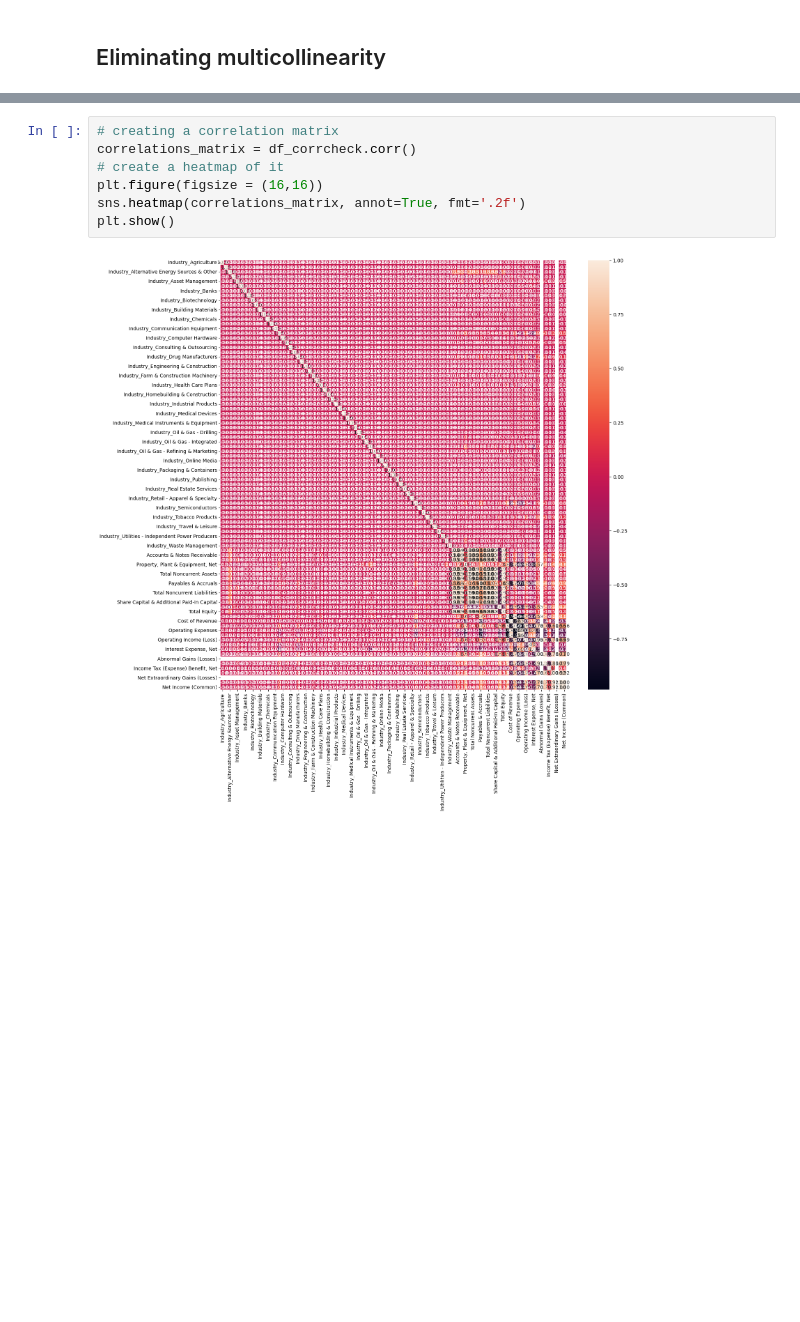
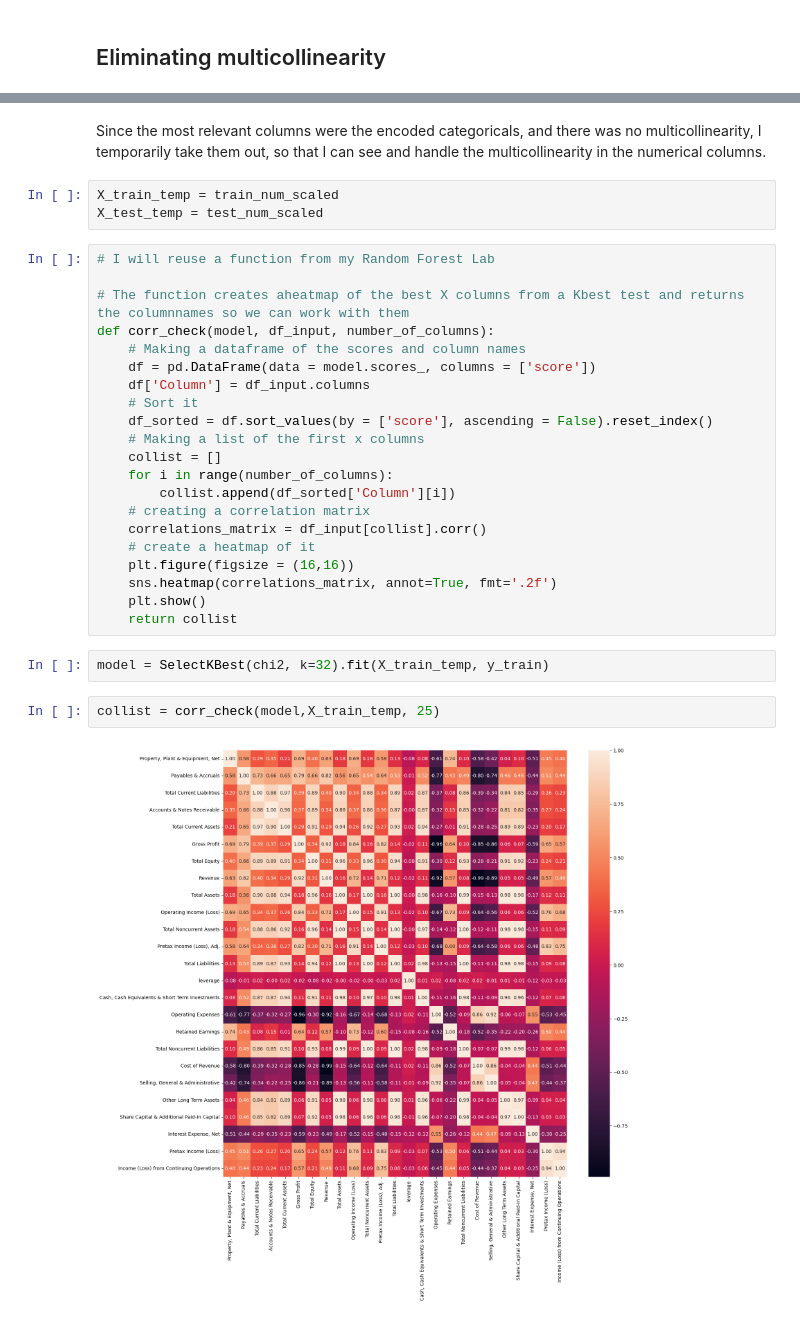
Before and after one commit to GiancarloSanna/Credit_Rating_Project, a Jupyter notebook: 7.0 Modelling.ipynb, the cells around one changed output, grey strips where cells are left out. Cells and saved outputs as stored; diff of their text form; blank space fills up the shorter version.

```diff
--- a/7.0 Modelling.ipynb
+++ b/7.0 Modelling.ipynb
@@ -485,9 +454,32 @@ df_corrcheck = pd.concat([X_train, y_train], axis=1)
-# %%
-# creating a correlation matrix
-correlations_matrix = df_corrcheck.corr()
-# create a heatmap of it
-plt.figure(figsize = (16,16))
-sns.heatmap(correlations_matrix, annot=True, fmt='.2f')
-plt.show()
-# %% [output]
-[figure, removed]
+# %% [markdown]
+Since the most relevant columns were the encoded categoricals, and there was no multicollinearity, I temporarily take them out, so that I can see and handle the multicollinearity in the numerical columns.
+# %%
+X_train_temp = train_num_scaled
+X_test_temp = test_num_scaled
+# %%
+# I will reuse a function from my Random Forest Lab
+
+# The function creates aheatmap of the best X columns from a Kbest test and returns the columnnames so we can work with them
+def corr_check(model, df_input, number_of_columns):
+    # Making a dataframe of the scores and column names
+    df = pd.DataFrame(data = model.scores_, columns = ['score'])
+    df['Column'] = df_input.columns
+    # Sort it
+    df_sorted = df.sort_values(by = ['score'], ascending = False).reset_index()
+    # Making a list of the first x columns
+    collist = []
+    for i in range(number_of_columns):
+        collist.append(df_sorted['Column'][i])
+    # creating a correlation matrix
+    correlations_matrix = df_input[collist].corr()
+    # create a heatmap of it
+    plt.figure(figsize = (16,16))
+    sns.heatmap(correlations_matrix, annot=True, fmt='.2f')
+    plt.show()
+    return collist
+# %%
+model = SelectKBest(chi2, k=32).fit(X_train_temp, y_train)
+# %%
+collist = corr_check(model,X_train_temp, 25)
+# %% [output]
+[figure, added]
```
Also changed, not shown: parts of 105 cells of this notebook, 7 other files.
